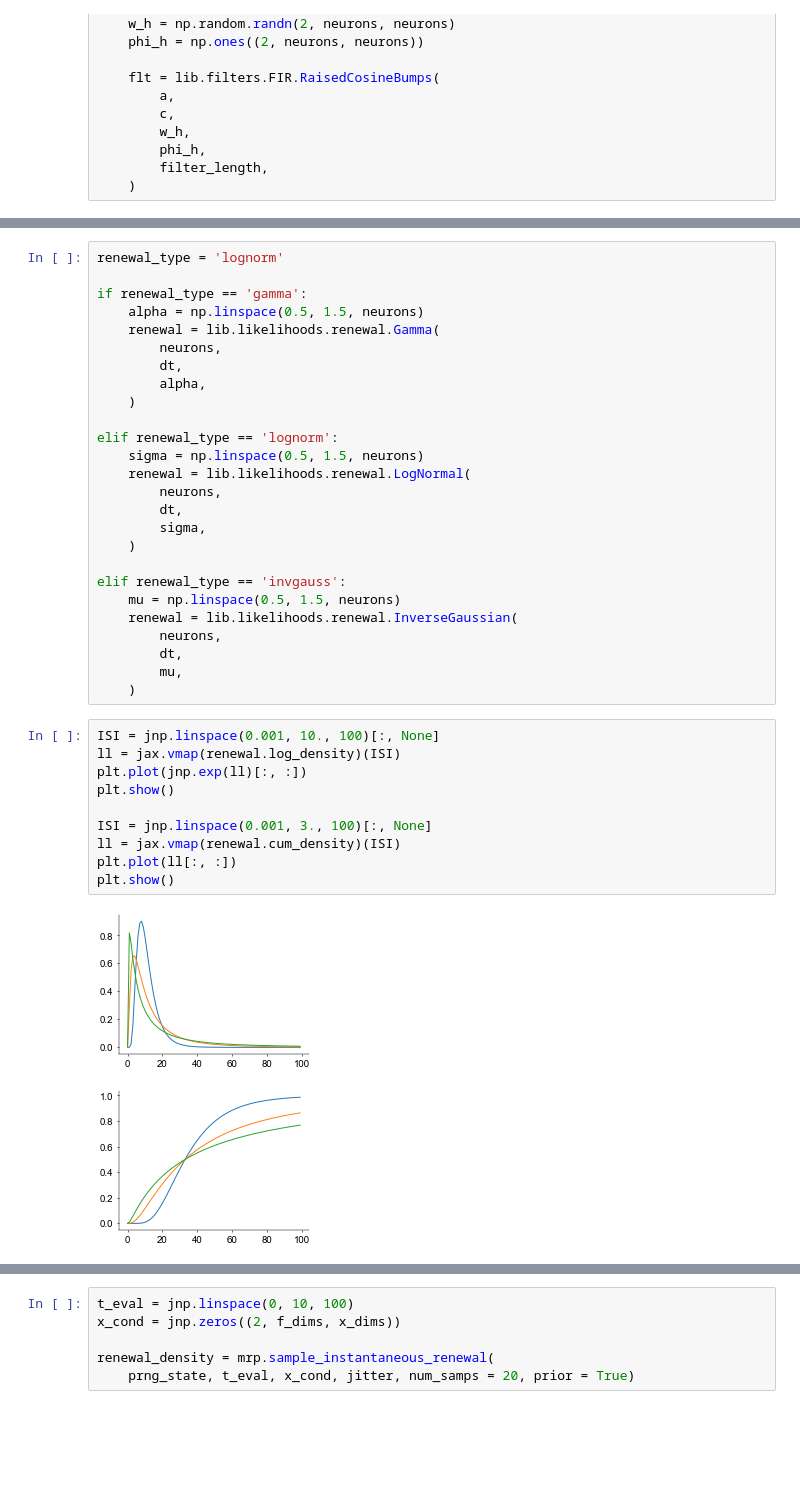
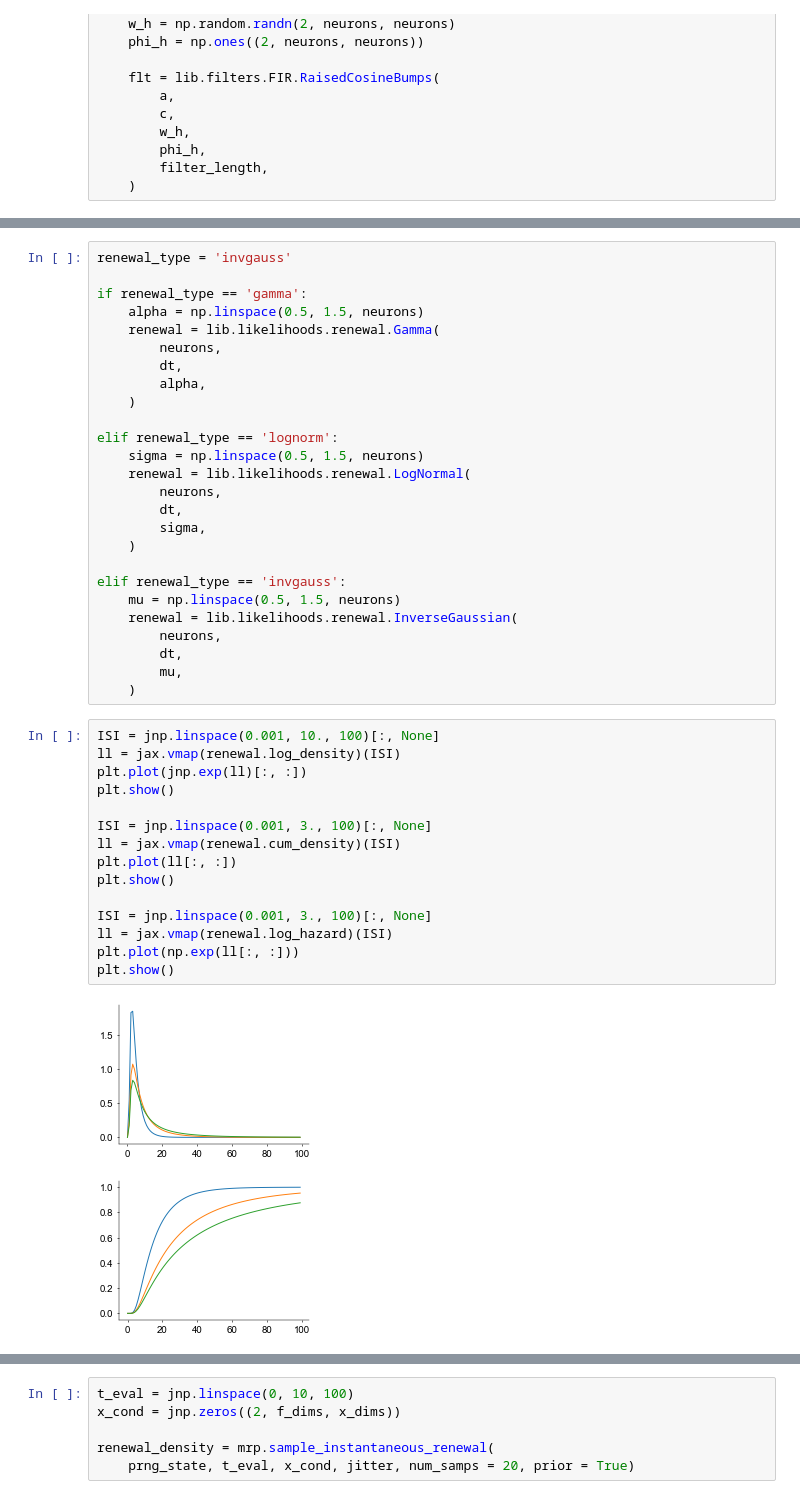
Before and after one commit to davindicode/nonparametric-nonrenewal-process, a Jupyter notebook: notebooks/baselines.ipynb, the cells around one changed output, grey strips where cells are left out. Cells and saved outputs as stored; diff of their text form; blank space fills up the shorter version.

```diff
--- a/notebooks/baselines.ipynb
+++ b/notebooks/baselines.ipynb
@@ -204,7 +204,7 @@ svgp = lib.GP.sparse.qSVGP(kern, mean_f, induc_locs, u_mu, u_Lcov, RFF_num_feats
 Kzz = svgp.kernel.K(svgp.induc_locs, None, False)
 lambda_1, chol_Lambda_2 = lib.GP.sparse.t_from_q_svgp_moments(Kzz, u_mu, u_Lcov)
 # %%
-renewal_type = 'lognorm'
+renewal_type = 'invgauss'
 
 if renewal_type == 'gamma':
     alpha = np.linspace(0.5, 1.5, neurons)
@@ -232,13 +232,18 @@ elif renewal_type == 'invgauss':
 # %%
 ISI = jnp.linspace(0.001, 10., 100)[:, None]
 ll = jax.vmap(renewal.log_density)(ISI)
 plt.plot(jnp.exp(ll)[:, :])
 plt.show()
 
 ISI = jnp.linspace(0.001, 3., 100)[:, None]
 ll = jax.vmap(renewal.cum_density)(ISI)
 plt.plot(ll[:, :])
 plt.show()
+
+ISI = jnp.linspace(0.001, 3., 100)[:, None]
+ll = jax.vmap(renewal.log_hazard)(ISI)
+plt.plot(np.exp(ll[:, :]))
+plt.show()
 # %% [output]
-[figure, old version]
+[figure, new version]
-[figure, old version]
+[figure, new version]
```
Also changed, not shown: parts of 2 cells of this notebook, 9 other files.
